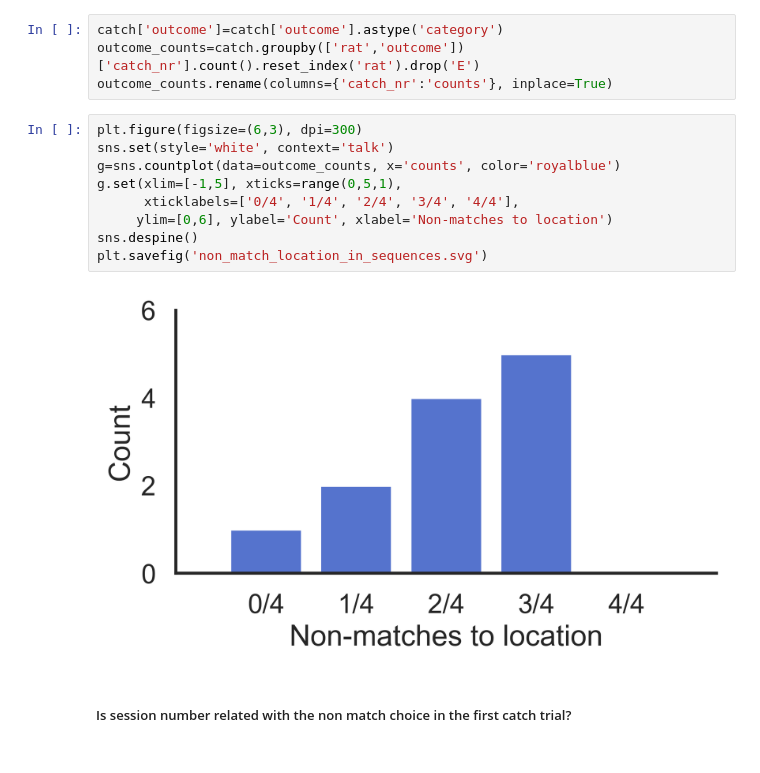
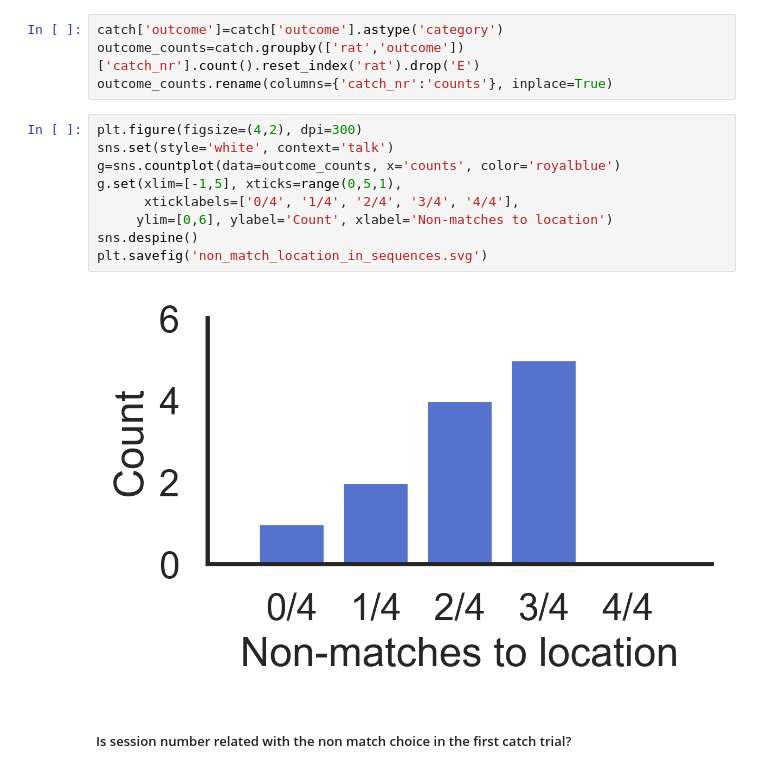
Before and after one commit to anasofiacc/EGO_ALLO_DNMP, a Jupyter notebook: Outcome analysis in catch trials.ipynb, the cells around one changed output. Drawn from its saved outputs; the diff is of its cells as text.

```diff
--- a/Outcome analysis in catch trials.ipynb
+++ b/Outcome analysis in catch trials.ipynb
@@ -97,16 +98,16 @@ catch['outcome']=catch['outcome'].astype('category')
 outcome_counts=catch.groupby(['rat','outcome'])['catch_nr'].count().reset_index('rat').drop('E')
 outcome_counts.rename(columns={'catch_nr':'counts'}, inplace=True)
 # %%
-plt.figure(figsize=(6,3), dpi=300)
+plt.figure(figsize=(4,2), dpi=300)
 sns.set(style='white', context='talk')
 g=sns.countplot(data=outcome_counts, x='counts', color='royalblue')
 g.set(xlim=[-1,5], xticks=range(0,5,1),
       xticklabels=['0/4', '1/4', '2/4', '3/4', '4/4'],
      ylim=[0,6], ylabel='Count', xlabel='Non-matches to location')
 sns.despine()
 plt.savefig('non_match_location_in_sequences.svg')
 # %% [output]
-[figure, old version]
+[figure, new version]
 # %% [markdown]
 ##### Is session number related with the non match choice in the first catch trial?
 # %%
```
Also changed, not shown: parts of 2 cells of this notebook, 5 other files.
